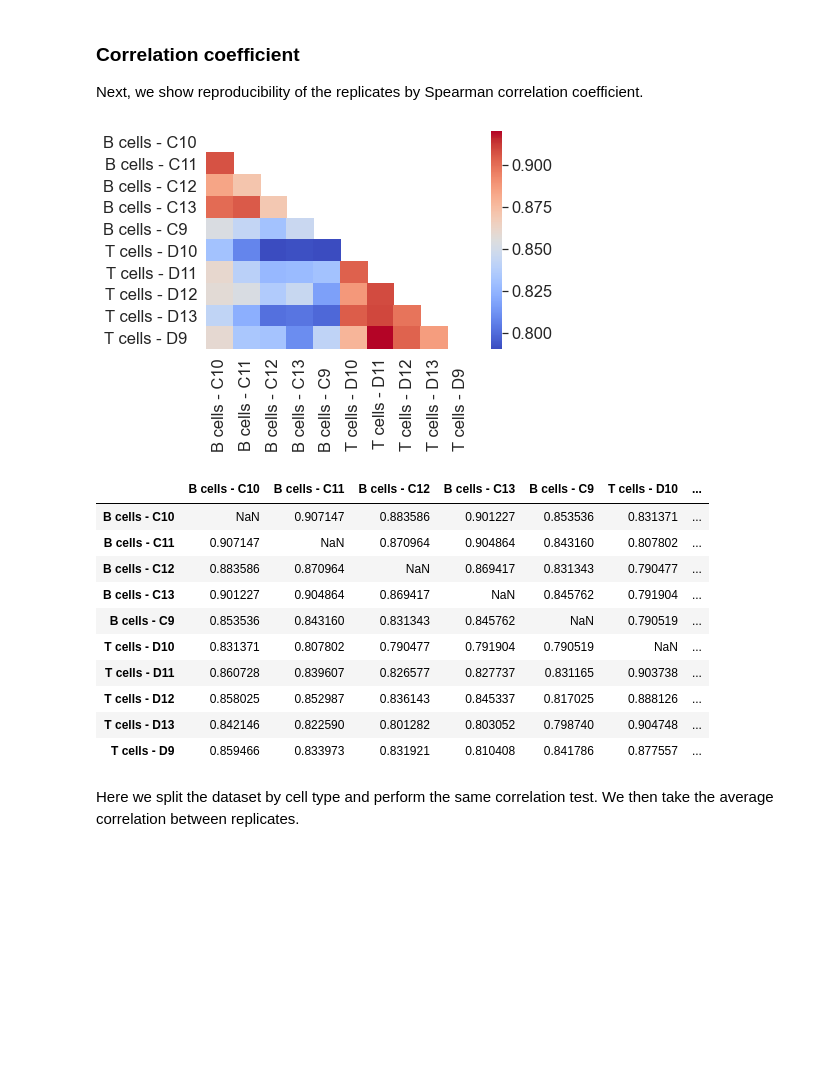
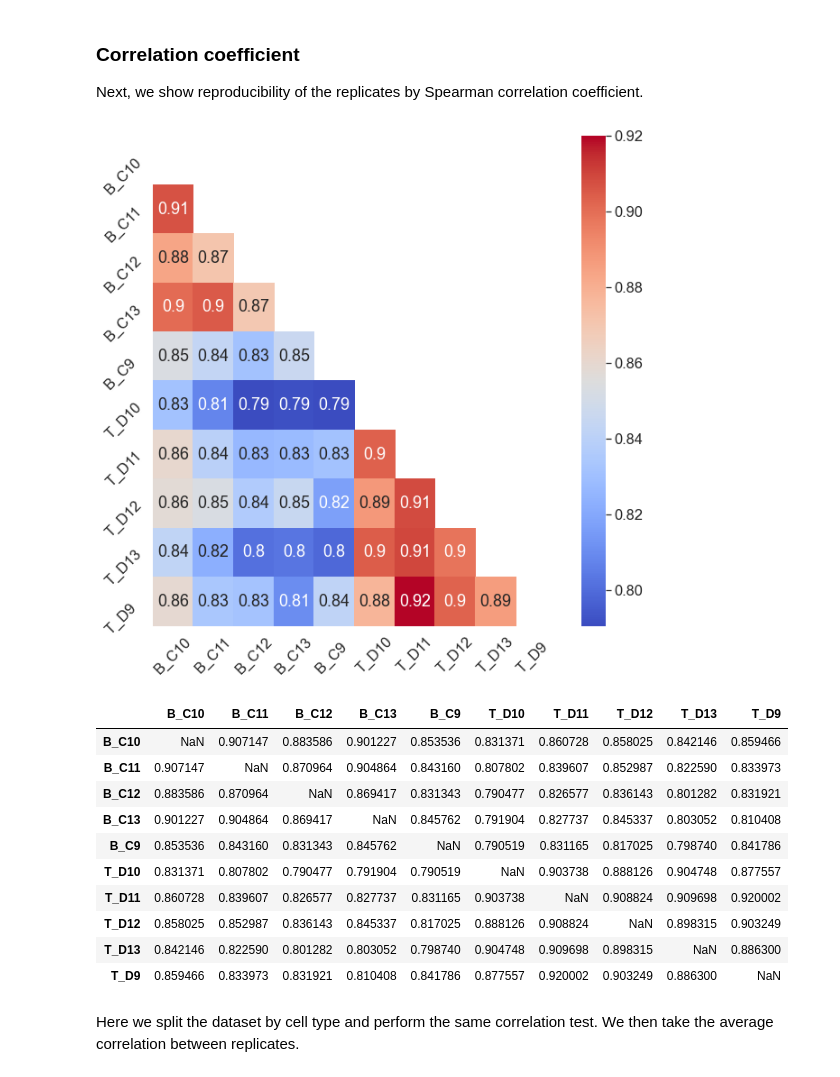
Before and after one commit to PayneLab/autoPOTS_demonstration, a Jupyter notebook: Quantitative_QC.ipynb, the cells around one changed output. Drawn from its saved outputs; the diff is of its cells as text; code cells hidden in the pictures; blank space fills up the shorter version.

```diff
--- a/Quantitative_QC.ipynb
+++ b/Quantitative_QC.ipynb
@@ -162,26 +162,27 @@ Next, we show reproducibility of the replicates by Spearman correlation coeffici
 # %%
 correlations = data.corr(method="spearman")
 
-labels=['B cells - C10','B cells - C11',
-                    'B cells - C12','B cells - C13',
-                    'B cells - C9  ','T cells - D10',
-                    'T cells - D11','T cells - D12',
-                    'T cells - D13','T cells - D9  ']
+labels=['B_C10','B_C11','B_C12','B_C13','B_C9  ',
+        'T_D10','T_D11','T_D12','T_D13','T_D9  ']
 
 correlations.index=labels
 correlations.columns=labels
 
 import numpy as np
 mask = np.zeros(correlations.shape, dtype=bool)
 mask[np.triu_indices(len(mask))] = True
 
-sns.heatmap(correlations, cmap = 'coolwarm', mask = mask)
 
+fig = plt.figure(figsize=(10,10))
+sns.heatmap(correlations, cmap = 'coolwarm', mask = mask, annot=True)
 
-plt.savefig("data/figures/correlations_heatmap.png", dpi=300,
+plt.yticks(rotation=45)
+plt.xticks(rotation=45)
+
+plt.savefig("data/figures/correlations_lymph.png", dpi=300,
             bbox_inches='tight')
 # %% [output]
-[figure, old version]
+[figure, new version]
 # %%
 from numpy import nan
 #drop self-correlations of 1
@@ -190,17 +191,17 @@ for sample in correlations.columns:
 
 correlations
 # %% [output]
-|  | B cells - C10 | B cells - C11 | B cells - C12 | B cells - C13 | B cells - C9 | T cells - D10 | ... |
-| B cells - C10 | NaN | 0.907147 | 0.883586 | 0.901227 | 0.853536 | 0.831371 | ... |
-| B cells - C11 | 0.907147 | NaN | 0.870964 | 0.904864 | 0.843160 | 0.807802 | ... |
-| B cells - C12 | 0.883586 | 0.870964 | NaN | 0.869417 | 0.831343 | 0.790477 | ... |
-| B cells - C13 | 0.901227 | 0.904864 | 0.869417 | NaN | 0.845762 | 0.791904 | ... |
-| B cells - C9 | 0.853536 | 0.843160 | 0.831343 | 0.845762 | NaN | 0.790519 | ... |
-| T cells - D10 | 0.831371 | 0.807802 | 0.790477 | 0.791904 | 0.790519 | NaN | ... |
-| T cells - D11 | 0.860728 | 0.839607 | 0.826577 | 0.827737 | 0.831165 | 0.903738 | ... |
-| T cells - D12 | 0.858025 | 0.852987 | 0.836143 | 0.845337 | 0.817025 | 0.888126 | ... |
-| T cells - D13 | 0.842146 | 0.822590 | 0.801282 | 0.803052 | 0.798740 | 0.904748 | ... |
-| T cells - D9 | 0.859466 | 0.833973 | 0.831921 | 0.810408 | 0.841786 | 0.877557 | ... |
+|  | B_C10 | B_C11 | B_C12 | B_C13 | B_C9 | T_D10 | T_D11 | T_D12 | T_D13 | T_D9 |
+| B_C10 | NaN | 0.907147 | 0.883586 | 0.901227 | 0.853536 | 0.831371 | 0.860728 | 0.858025 | 0.842146 | 0.859466 |
+| B_C11 | 0.907147 | NaN | 0.870964 | 0.904864 | 0.843160 | 0.807802 | 0.839607 | 0.852987 | 0.822590 | 0.833973 |
+| B_C12 | 0.883586 | 0.870964 | NaN | 0.869417 | 0.831343 | 0.790477 | 0.826577 | 0.836143 | 0.801282 | 0.831921 |
+| B_C13 | 0.901227 | 0.904864 | 0.869417 | NaN | 0.845762 | 0.791904 | 0.827737 | 0.845337 | 0.803052 | 0.810408 |
+| B_C9 | 0.853536 | 0.843160 | 0.831343 | 0.845762 | NaN | 0.790519 | 0.831165 | 0.817025 | 0.798740 | 0.841786 |
+| T_D10 | 0.831371 | 0.807802 | 0.790477 | 0.791904 | 0.790519 | NaN | 0.903738 | 0.888126 | 0.904748 | 0.877557 |
+| T_D11 | 0.860728 | 0.839607 | 0.826577 | 0.827737 | 0.831165 | 0.903738 | NaN | 0.908824 | 0.909698 | 0.920002 |
+| T_D12 | 0.858025 | 0.852987 | 0.836143 | 0.845337 | 0.817025 | 0.888126 | 0.908824 | NaN | 0.898315 | 0.903249 |
+| T_D13 | 0.842146 | 0.822590 | 0.801282 | 0.803052 | 0.798740 | 0.904748 | 0.909698 | 0.898315 | NaN | 0.886300 |
+| T_D9 | 0.859466 | 0.833973 | 0.831921 | 0.810408 | 0.841786 | 0.877557 | 0.920002 | 0.903249 | 0.886300 | NaN |
 # %% [markdown]
 Here we split the dataset by cell type and perform the same correlation test. We then take the average correlation between replicates.
 # %%
```
Also changed, not shown: parts of 1 cell of this notebook, 3 other files.
